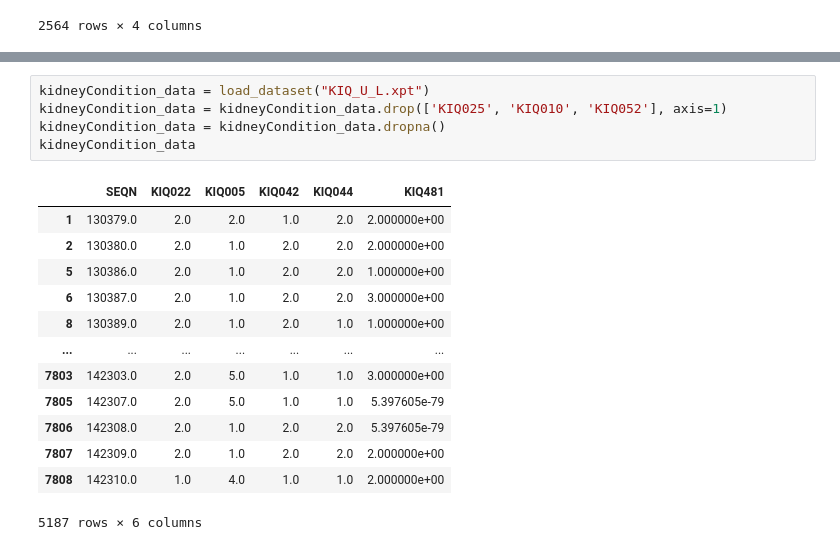
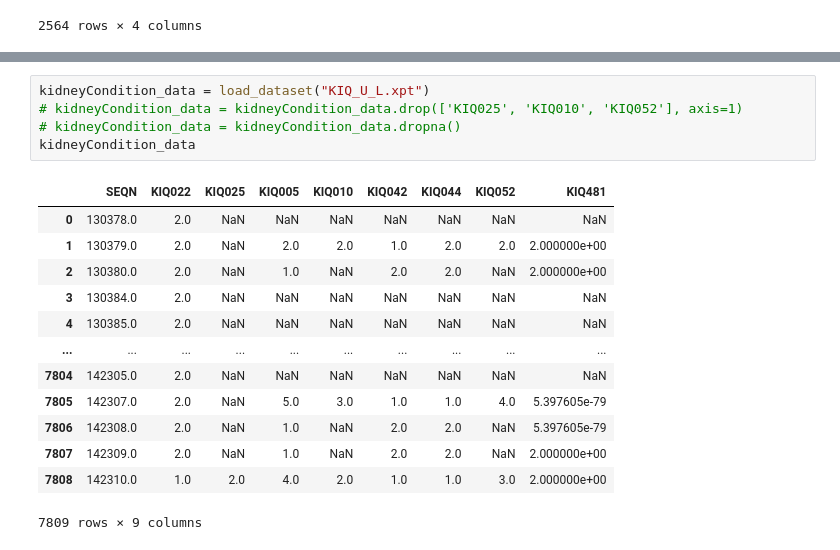
Before and after one commit to manaswithasunkara/Bias-mititgation-Healthcare-, a Jupyter notebook: Bias_Mitigation.ipynb, the cells around one changed output, grey strips where cells are left out. Drawn from its saved outputs; the diff is of its cells as text.

```diff
--- a/Bias_Mitigation.ipynb
+++ b/Bias_Mitigation.ipynb
@@ -104,20 +101,20 @@ creactive_data
 # %%
 kidneyCondition_data = load_dataset("KIQ_U_L.xpt")
-kidneyCondition_data = kidneyCondition_data.drop(['KIQ025', 'KIQ010', 'KIQ052'], axis=1)
-kidneyCondition_data = kidneyCondition_data.dropna()
+# kidneyCondition_data = kidneyCondition_data.drop(['KIQ025', 'KIQ010', 'KIQ052'], axis=1)
+# kidneyCondition_data = kidneyCondition_data.dropna()
 kidneyCondition_data
 # %% [output]
-|  | SEQN | KIQ022 | KIQ005 | KIQ042 | KIQ044 | KIQ481 |
-| 1 | 130379.0 | 2.0 | 2.0 | 1.0 | 2.0 | 2.000000e+00 |
-| 2 | 130380.0 | 2.0 | 1.0 | 2.0 | 2.0 | 2.000000e+00 |
-| 5 | 130386.0 | 2.0 | 1.0 | 2.0 | 2.0 | 1.000000e+00 |
-| 6 | 130387.0 | 2.0 | 1.0 | 2.0 | 2.0 | 3.000000e+00 |
-| 8 | 130389.0 | 2.0 | 1.0 | 2.0 | 1.0 | 1.000000e+00 |
-| ... | ... | ... | ... | ... | ... | ... |
-| 7803 | 142303.0 | 2.0 | 5.0 | 1.0 | 1.0 | 3.000000e+00 |
-| 7805 | 142307.0 | 2.0 | 5.0 | 1.0 | 1.0 | 5.397605e-79 |
-| 7806 | 142308.0 | 2.0 | 1.0 | 2.0 | 2.0 | 5.397605e-79 |
-| 7807 | 142309.0 | 2.0 | 1.0 | 2.0 | 2.0 | 2.000000e+00 |
-| 7808 | 142310.0 | 1.0 | 4.0 | 1.0 | 1.0 | 2.000000e+00 |
+|  | SEQN | KIQ022 | KIQ025 | KIQ005 | KIQ010 | KIQ042 | KIQ044 | KIQ052 | KIQ481 |
+| 0 | 130378.0 | 2.0 | NaN | NaN | NaN | NaN | NaN | NaN | NaN |
+| 1 | 130379.0 | 2.0 | NaN | 2.0 | 2.0 | 1.0 | 2.0 | 2.0 | 2.000000e+00 |
+| 2 | 130380.0 | 2.0 | NaN | 1.0 | NaN | 2.0 | 2.0 | NaN | 2.000000e+00 |
+| 3 | 130384.0 | 2.0 | NaN | NaN | NaN | NaN | NaN | NaN | NaN |
+| 4 | 130385.0 | 2.0 | NaN | NaN | NaN | NaN | NaN | NaN | NaN |
+| ... | ... | ... | ... | ... | ... | ... | ... | ... | ... |
+| 7804 | 142305.0 | 2.0 | NaN | NaN | NaN | NaN | NaN | NaN | NaN |
+| 7805 | 142307.0 | 2.0 | NaN | 5.0 | 3.0 | 1.0 | 1.0 | 4.0 | 5.397605e-79 |
+| 7806 | 142308.0 | 2.0 | NaN | 1.0 | NaN | 2.0 | 2.0 | NaN | 5.397605e-79 |
+| 7807 | 142309.0 | 2.0 | NaN | 1.0 | NaN | 2.0 | 2.0 | NaN | 2.000000e+00 |
+| 7808 | 142310.0 | 1.0 | 2.0 | 4.0 | 2.0 | 1.0 | 1.0 | 3.0 | 2.000000e+00 |
-5187 rows × 6 columns
+7809 rows × 9 columns
 # %%
```
Also changed, not shown: parts of 14 cells of this notebook.
